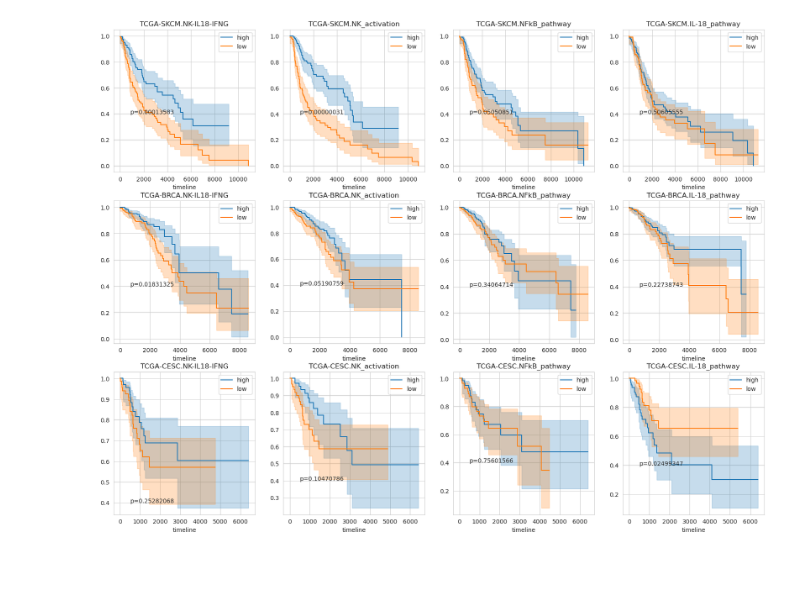
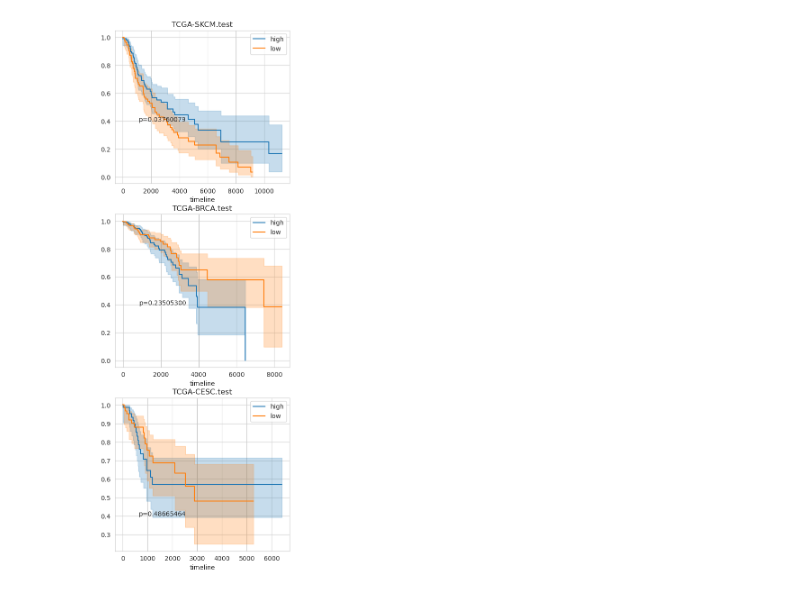
Before and after one commit to yoyoong/Tres, a Jupyter notebook: 6.NK_analysis/plot.ipynb, the cells around one changed output. Saved outputs shown, nothing was run; the diff lists cells and outputs as text; code cells hidden in the pictures; blank space fills up the shorter version.

```diff
--- a/6.NK_analysis/plot.ipynb
+++ b/6.NK_analysis/plot.ipynb
@@ -3,7 +3,8 @@ import numpy as np
 import pandas as pd
 import os
 
-signature_list = ['NK-IL18-IFNG', 'NK_activation', 'NFkB_pathway', 'IL-18_pathway']
+# signature_list = ['NK-IL18-IFNG', 'NK_activation', 'NFkB_pathway', 'IL-18_pathway']
+signature_list = ['test']
 dataset_list = ['TCGA-SKCM', 'TCGA-BRCA', 'TCGA-CESC']
 for signature in signature_list:
     if signature == 'NK-IL18-IFNG':
@@ -14,6 +15,8 @@ for signature in signature_list:
         signature_gene = ["IKBKG", "MYD88", "TRADD", "TAB1", "IL1A", "TNF", "IL1R1", "TNFAIP3", "IKBKB", "CHUK", "TNFRSF1A", "NFKBIA", "MAP3K1", "RIPK1", "NFKB1", "TNFRSF1B", "MAP3K7", "MAP3K14", "IRAK1", "FADD", "TRAF6", "TLR4", "RELA"]
     elif signature == 'IL-18_pathway':
         signature_gene = ["MYD88", "ECSIT", "IL6", "TOLLIP", "CHUK", "TGFB3", "JUN", "TNF", "IKBKB", "MAP2K3", "TAB1", "MAP3K14", "IFNA1", "MAP3K1", "MAPK8", "NFKBIA", "MAP3K7", "IRAK1", "TRAF6", "MAP2K6", "IRAK3", "IRAK2", "TGFB1", "MAPK14", "TGFB2", "RELA", "IFNB1", "NFKB1", "IL18R1", "IL18RAP", "HIF1A TARGETS PFKFB3", "PGK1", "ALDOART1", "SLC2A1", "ABCB1B", "CCNG2", "HK2", "TPI1", "PLAUR", "GPI1", "ALDOA", "P4HA1", "PFKL", "TRF", "ALDOC", "ENO1B", "CD274"]
+    elif signature == 'test':
+        signature_gene = ["CALHM2"]
     for dataset in dataset_list:
         clinical_path = f'/sibcb2/bioinformatics2/hongyuyang/dataset/Tres/6.NK_analysis/{dataset}/clinical.tsv'
         gem_path = f'/sibcb2/bioinformatics2/hongyuyang/dataset/Tres/6.NK_analysis/{dataset}/gem.csv'
@@ -151,32 +100,33 @@ import pandas as pd
 import matplotlib.pyplot as plt
 import matplotlib.gridspec as gridspec
 from lifelines import KaplanMeierFitter
 from lifelines.statistics import logrank_test
 
-signature_list = ['NK-IL18-IFNG', 'NK_activation', 'NFkB_pathway', 'IL-18_pathway']
+# signature_list = ['NK-IL18-IFNG', 'NK_activation', 'NFkB_pathway', 'IL-18_pathway']
+signature_list = ['test']
 dataset_list = ['TCGA-SKCM', 'TCGA-BRCA', 'TCGA-CESC']
 fig = plt.figure(figsize=(5 * len(signature_list), 5 * len(dataset_list)))
 gs = gridspec.GridSpec(nrows=len(dataset_list), ncols=len(signature_list), width_ratios=[1] * len(signature_list))
 col, row = 0, 0
 for row in range(len(dataset_list)):
     dataset = dataset_list[row]
     for col in range(len(signature_list)):
         signature = signature_list[col]
         ax = fig.add_subplot(gs[row, col])
         outputdir = f'/sibcb2/bioinformatics2/hongyuyang/dataset/Tres/6.NK_analysis/{dataset}'
         survival_path = os.path.join(outputdir, f'{signature}.survival.csv')
         survival_df = pd.read_csv(survival_path, index_col=0, header=0)
 
         kmf = KaplanMeierFitter() # KM初始化
         for group_name, group_data in survival_df.groupby('group'):
             kmf.fit(group_data["days_to_event"], group_data["death"], label=group_name)
             kmf.plot_survival_function()
 
         flag = (survival_df['group'] == 'high')
         time = survival_df["days_to_event"]
         death = survival_df["death"]
         results = logrank_test(time[flag], time[~flag], death[flag], death[~flag], alpha=.99)
         ax.set_title(f"{dataset}.{signature}")
         ax.text(max(time) / 4, 0.4, f'p={"{:.8f}".format(results.p_value)}', ha='center', fontsize=10)
 # %% [output]
-[figure, old version]
+[figure, new version]
```
Also changed, not shown: parts of 3 cells of this notebook, 11 other files.
